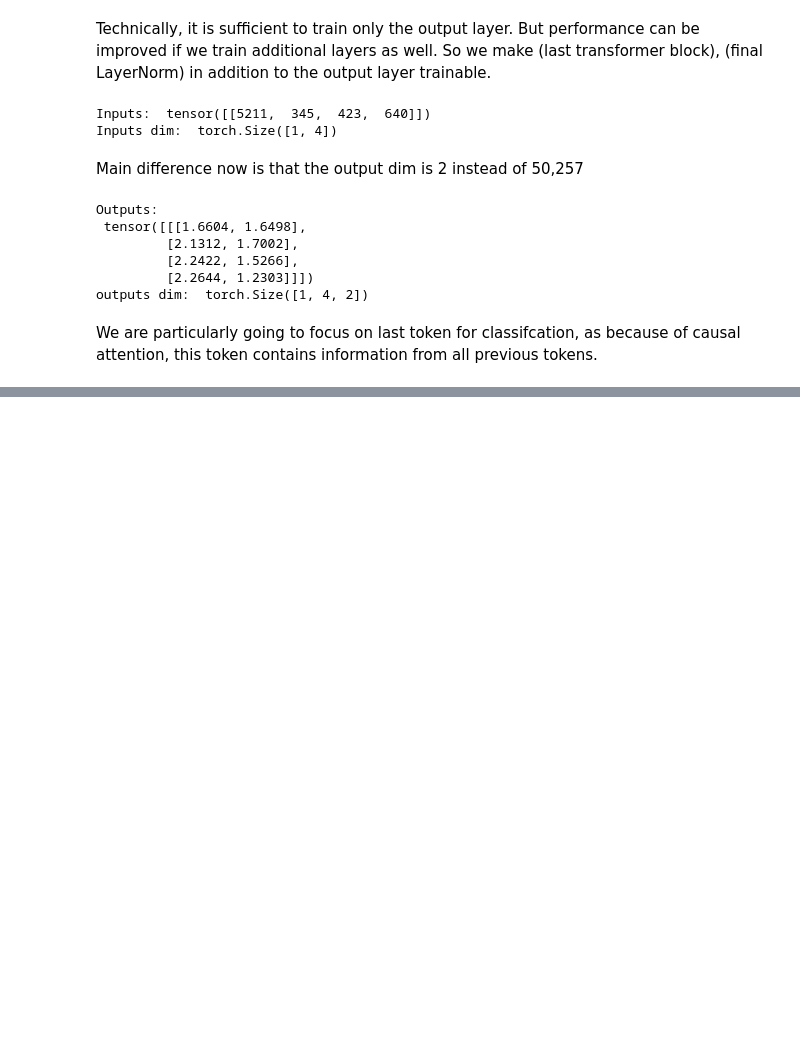
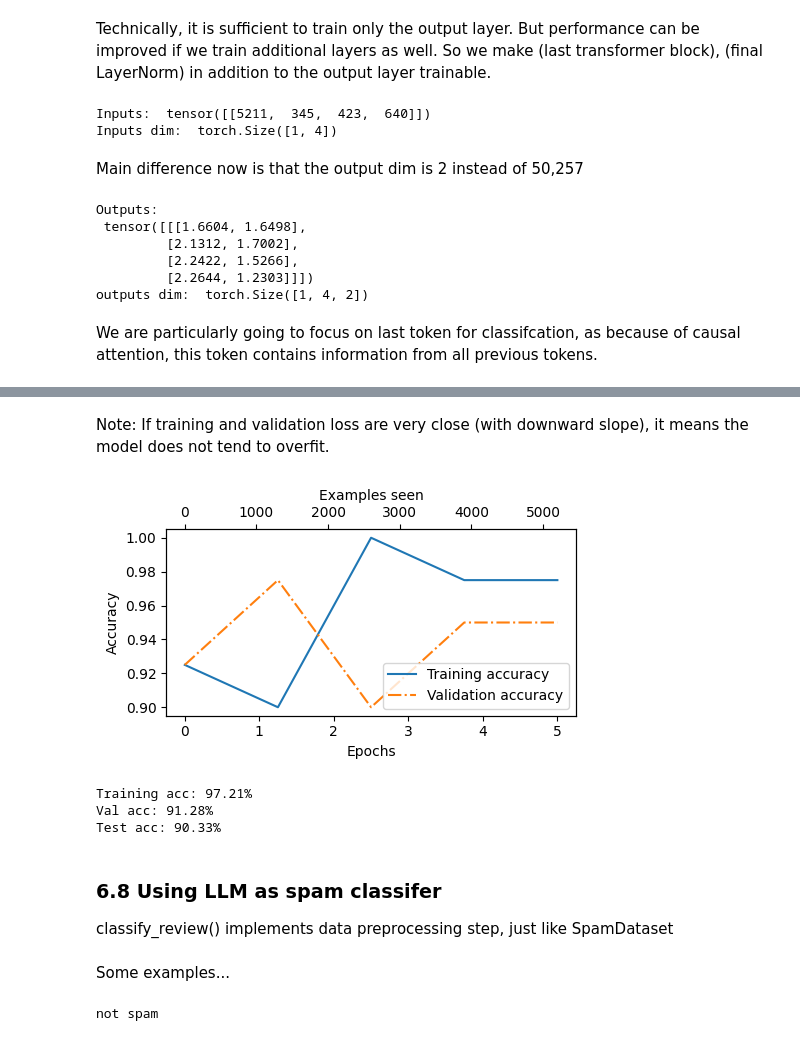
Before and after one commit to BhavtoshRath/Build_A_LLM_From_Scratch, a Jupyter notebook: Ch_6/ch6_notebook.ipynb, the cells around one changed output, grey strips where cells are left out. Drawn from its saved outputs; the diff is of its cells as text; code cells hidden in the pictures; blank space fills up the shorter version.

```diff
--- a/Ch_6/ch6_notebook.ipynb
+++ b/Ch_6/ch6_notebook.ipynb
@@ -714,0 +953,24 @@ We are particularly going to focus on last token for classifcation, as because o
+# %% [markdown]
+Note: If training and validation loss are very close (with downward slope), it means the model does not tend to overfit.
+# %%
+epochs_tensor = torch.linspace(0, num_epochs, len(train_accs))
+examples_seen_tensor = torch.linspace(0, examples_seen, len(train_accs))
+
+plot_values(epochs_tensor, examples_seen_tensor, train_accs, val_accs, label="accuracy")
+# %% [output]
+[figure, added]
+# %%
+train_accuracy = calc_accuracy_loader(train_loader, model, device)
+val_accuracy = calc_accuracy_loader(val_loader, model, device)
+test_accuracy = calc_accuracy_loader(test_loader, model, device)
+print(f"Training acc: {train_accuracy*100:.2f}%")
+print(f"Val acc: {val_accuracy*100:.2f}%")
+print(f"Test acc: {test_accuracy*100:.2f}%")
+# %% [output]
+Training acc: 97.21%
+Val acc: 91.28%
+Test acc: 90.33%
+# %% [markdown]
+### 6.8 Using LLM as spam classifer
+
+classify_review() implements data preprocessing step, just like SpamDataset
@@ -714,0 +999,7 @@ We are particularly going to focus on last token for classifcation, as because o
+# %% [markdown]
+Some examples...
+# %%
+text_1 = (" You are a winner. You have won $10000")
+print((classify_review(text_1, model, tokenizer, device, max_length=train_dataset.max_length)))
+# %% [output]
+not spam
```
Also changed, not shown: parts of 25 cells of this notebook.
